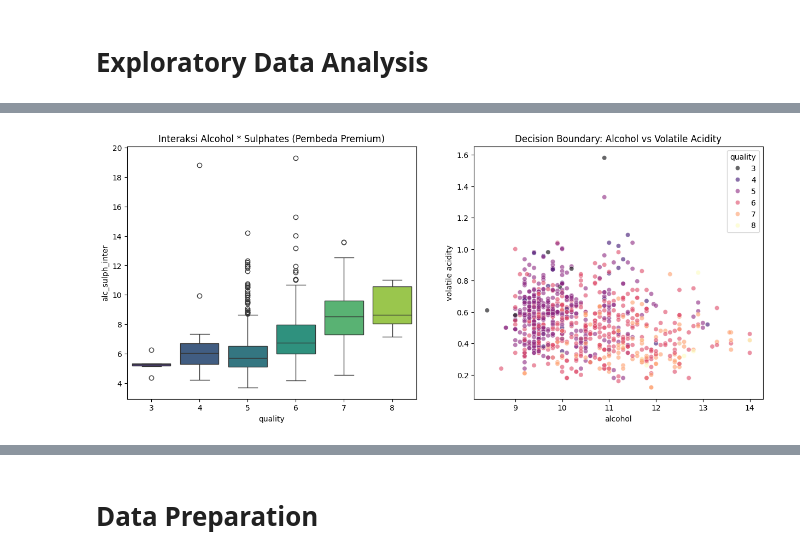
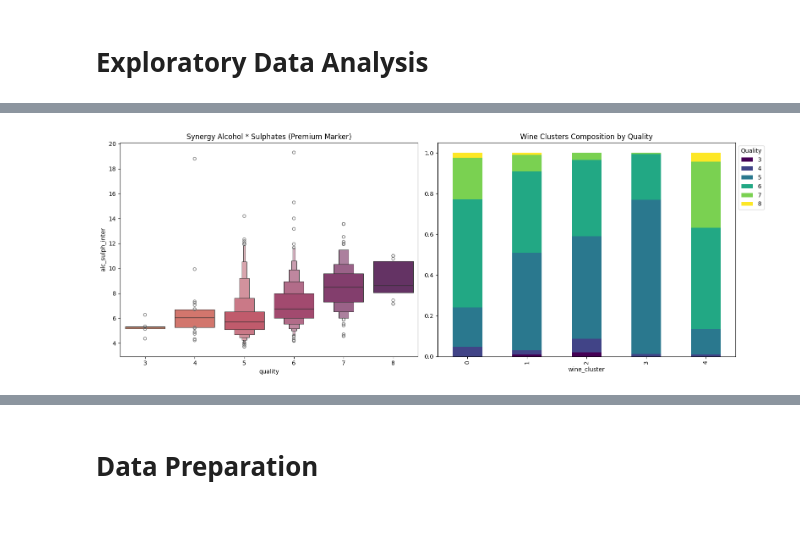
Before and after one commit to PashaAkrilian/Wine-Quality-Prediction, a Jupyter notebook: uts-data-mining.ipynb, the cells around one changed output, grey strips where cells are left out. Cells and saved outputs as stored; diff of their text form; code cells hidden in the pictures; blank space fills up the shorter version.

Commit message:
Kaggle Notebook | UTS_Data Mining  | Version 14

```diff
--- a/uts-data-mining.ipynb
+++ b/uts-data-mining.ipynb
@@ -6,16 +6,16 @@ import seaborn as sns
 import matplotlib.pyplot as plt
 import numpy as np
 import os
-from scipy.stats import skew
 from sklearn.feature_selection import mutual_info_classif
 from statsmodels.stats.outliers_influence import variance_inflation_factor
 from sklearn.cluster import KMeans
 from sklearn.preprocessing import StandardScaler
 
-# 1.1 Memuat Dataset (Kaggle Robust)
+# 1.1 Memuat Dataset dengan Jalur Kaggle Robust
 train_path = '/kaggle/input/datasets/dimaspashaakrilian/wine-quality/data_training.csv'
 test_path = '/kaggle/input/datasets/dimaspashaakrilian/wine-quality/data_testing.csv'
 
+# Auto-finder
 if not os.path.exists(train_path):
     for root, dirs, files in os.walk('/kaggle/input'):
         for file in files:
@@ -25,61 +25,74 @@ if not os.path.exists(train_path):
 df_train = pd.read_csv(train_path)
 df_test = pd.read_csv(test_path)
 
-# 1.2 UPGRADED: Domain-Specific Feature Engineering
-# Kita tambahkan fitur berdasarkan logika kimiawi wine (Enologi)
+# 1.2 UPGRADED: Enology Feature Engineering (Logika Kimia Wine)
 for df in [df_train, df_test]:
-    # 1. Sulfur Management (Sangat krusial untuk kestabilan wine)
+    # 1. Wine Body & Balance (Rasio Gula-Alkohol-Asam)
+    df['total_acid'] = df['fixed acidity'] + df['volatile acidity']
+    df['body_balance'] = df['alcohol'] / (df['residual sugar'] + 1e-5)
+    df['sugar_acid_ratio'] = df['residual sugar'] / (df['total_acid'] + 1e-5)
+
+    # 2. Sulfur Stability (Penting untuk membedakan kualitas menengah 5-6)
     df['bound_so2'] = df['total sulfur dioxide'] - df['free sulfur dioxide']
     df['so2_ratio'] = df['free sulfur dioxide'] / (df['total sulfur dioxide'] + 1e-5)
 
-    # 2. Acidity Profile (Total keasaman yang dirasakan lidah)
-    df['total_acid'] = df['fixed acidity'] + df['volatile acidity']
-    df['acid_ratio'] = df['citric acid'] / (df['total_acid'] + 1e-5)
-
-    # 3. Alcohol & Mouthfeel (Interaksi yang menentukan 'body' wine)
+    # 3. Non-Linear Interaction (Sinyal untuk DNN)
     df['alc_vol_inter'] = df['alcohol'] * df['volatile acidity']
     df['alc_sulph_inter'] = df['alcohol'] * df['sulphates']
+    df['acid_ph_inter'] = df['total_acid'] * df['pH']
 
-    # 4. Polynomial Features (Untuk menangkap pola non-linear DNN)
+    # 4. Curvative Features (Menangkap pola lengkungan kualitas)
     df['alcohol_sq'] = df['alcohol'] ** 2
-    df['volatile_sq'] = df['volatile acidity'] ** 2
-    df['sulphates_sq'] = df['sulphates'] ** 2
+    df['vol_acid_sq'] = df['volatile acidity'] ** 2
 
-# 1.3 Latent Clustering (Menemukan "Tipe" Wine Tersembunyi)
-# Kita gunakan KMeans untuk melihat apakah ada kelompok wine (misal: Heavy, Light, Acidic)
+# 1.3 Latent Clustering (Pembeda Kelompok Wine)
+# Mengelompokkan wine berdasarkan profil kimia utama
 features_for_cluster = ['alcohol', 'volatile acidity', 'total sulfur dioxide', 'pH']
-scaler = StandardScaler()
-X_clust = scaler.fit_transform(df_train[features_for_cluster])
-kmeans = KMeans(n_clusters=4, random_state=42, n_init=10)
+scaler_clust = StandardScaler()
+X_clust = scaler_clust.fit_transform(df_train[features_for_cluster])
+kmeans = KMeans(n_clusters=5, random_state=42, n_init=10) # 5 cluster agar lebih granular
 df_train['wine_cluster'] = kmeans.fit_predict(X_clust)
-df_test['wine_cluster'] = kmeans.predict(scaler.transform(df_test[features_for_cluster]))
+df_test['wine_cluster'] = kmeans.predict(scaler_clust.transform(df_test[features_for_cluster]))
 
-# 1.4 Diagnostik VIF Terintegrasi MI Score
-def diagnostic_vif_mi(df):
+# 1.4 Diagnostik VIF vs MI Score (Signal Protection Audit)
+def diagnostic_audit(df):
     X = df.drop(columns=['Id', 'quality']).select_dtypes(include=[np.number])
+    y = df['quality']
+
+    # Hitung VIF
     vif_data = pd.DataFrame()
     vif_data["Feature"] = X.columns
     vif_data["VIF"] = [variance_inflation_factor(X.values, i) for i in range(len(X.columns))]
 
-    # Hitung MI Score secara bersamaan
-    mi_scores = mutual_info_classif(X, df['quality'], random_state=42)
+    # Hitung Mutual Information
+    mi_scores = mutual_info_classif(X, y, random_state=42)
     vif_data["MI_Score"] = mi_scores
+
+    # Rekomendasi: Proteksi jika MI > 0.10 meskipun VIF tinggi
+    vif_data["Status"] = np.where(vif_data["MI_Score"] > 0.10, "KEEP (High Signal)", "Review")
     return vif_data.sort_values(by="MI_Score", ascending=False)
 
-print("\n--- Diagnostik Fitur: Sinyal (MI) vs Redundansi (VIF) ---")
-analysis_df = diagnostic_vif_mi(df_train)
-print(analysis_df)
+print("\n--- Audit Fitur: Fokus pada Sinyal, Bukan Sekadar Redundansi ---")
+audit_df = diagnostic_audit(df_train)
+print(audit_df)
 
-# 1.5 Visualisasi Pembeda Kelas (Fokus pada Sinyal Baru)
-plt.figure(figsize=(15, 6))
+# 1.5 Visualisasi Pembeda Kualitas Ekstrem (3 vs 8)
+plt.figure(figsize=(16, 6))
+
 plt.subplot(1, 2, 1)
-sns.boxplot(x='quality', y='alc_sulph_inter', data=df_train, palette='viridis')
-plt.title('Interaksi Alcohol * Sulphates (Pembeda Premium)')
+sns.boxenplot(x='quality', y='alc_sulph_inter', data=df_train, palette='flare')
+plt.title('Synergy Alcohol * Sulphates (Premium Marker)')
 
 plt.subplot(1, 2, 2)
-sns.scatterplot(x='alcohol', y='volatile acidity', hue='quality', data=df_train, palette='magma', alpha=0.6)
-plt.title('Decision Boundary: Alcohol vs Volatile Acidity')
+# Melihat persebaran Cluster terhadap Kualitas
+cluster_dist = pd.crosstab(df_train['wine_cluster'], df_train['quality'], normalize='index')
+cluster_dist.plot(kind='bar', stacked=True, ax=plt.gca(), cmap='viridis')
+plt.title('Wine Clusters Composition by Quality')
+plt.legend(title='Quality', bbox_to_anchor=(1, 1))
+
+plt.tight_layout()
 plt.show()
 
-print(f"\n✅ Total Fitur Sekarang: {len(df_train.columns) - 2} Fitur")
+print(f"\n✅ Total Fitur Saat Ini: {len(df_train.columns) - 2} Fitur")
+print(">>> INSTRUKSI: JANGAN membuang fitur dengan Status 'KEEP' di Tahap 4 nanti!")
 # %% [output]
@@ -107 +120 @@ Passing `palette` without assigning `hue` is deprecated and will be removed in v
-[figure, old version]
+[figure, new version]
```
Also changed, not shown: parts of 9 cells of this notebook.
